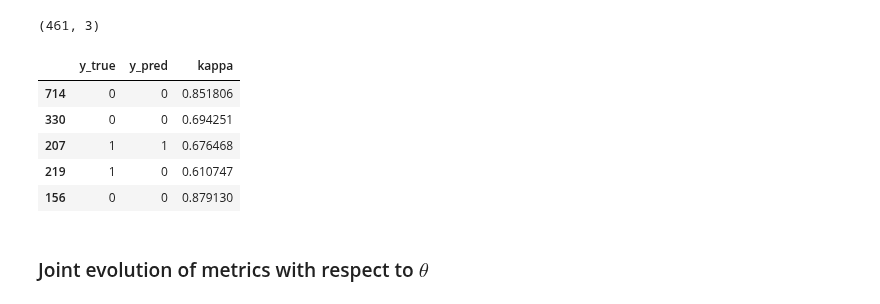
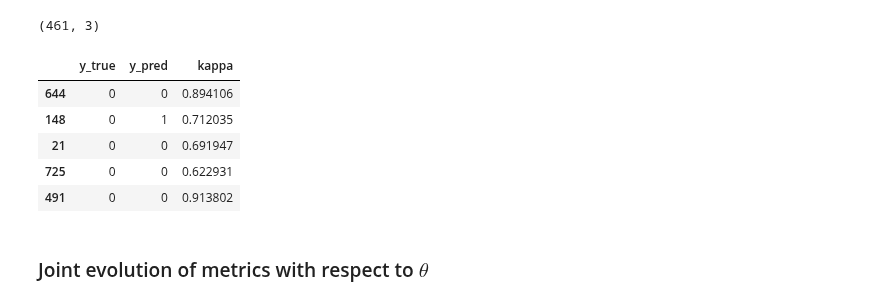
Before and after one commit to EmilienJemelen/selective-classification, a Jupyter notebook: experiments/PIMA/joint_control.ipynb, the cells around one changed output. Drawn from its saved outputs; the diff is of its cells as text; code cells hidden in the pictures.

```diff
--- a/experiments/PIMA/joint_control.ipynb
+++ b/experiments/PIMA/joint_control.ipynb
@@ -41,16 +40,16 @@ GPU Name: NVIDIA GeForce RTX 4060
 # %%
-sgr_df = pickle.load(open('sgr_set_svm','rb'))
+sgr_df = pickle.load(open('sgr_set_log_reg','rb'))
 sgr_df = sgr_df.sample(frac=1, random_state=0)
 print(sgr_df.shape)
 sgr_df.head()
 # %% [output]
 (461, 3)
 |  | y_true | y_pred | kappa |
-| 714 | 0 | 0 | 0.851806 |
-| 330 | 0 | 0 | 0.694251 |
-| 207 | 1 | 1 | 0.676468 |
-| 219 | 1 | 0 | 0.610747 |
-| 156 | 0 | 0 | 0.879130 |
+| 644 | 0 | 0 | 0.894106 |
+| 148 | 0 | 1 | 0.712035 |
+| 21 | 0 | 0 | 0.691947 |
+| 725 | 0 | 0 | 0.622931 |
+| 491 | 0 | 0 | 0.913802 |
 # %%
 balance = None
 sgr_df = generate_imbalanced_datasets(sgr_df, [balance])[0].sample(frac=1, random_state=0)
```
Also changed, not shown: parts of 4 cells of this notebook, 5 other files.
